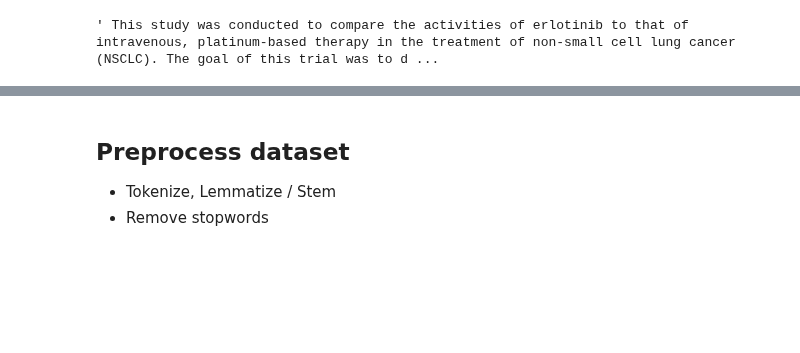
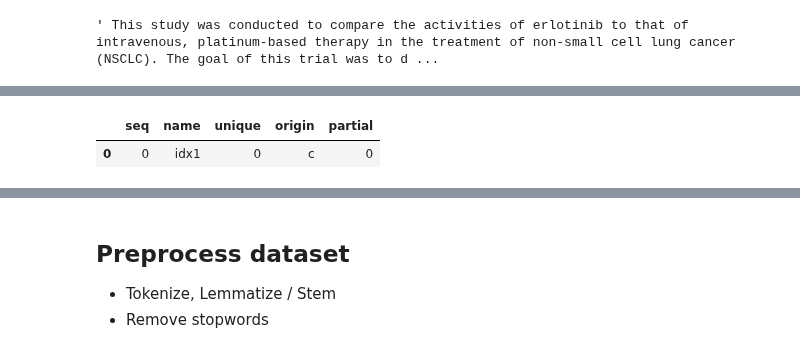
Before and after one commit to cmdelaserna/clinical-trials, a Jupyter notebook: mvp/notebooks/Script 3 - Clean JSON file, preprocess data, export working dataset.ipynb, the cells around one changed output, grey strips where cells are left out. Drawn from its saved outputs; the diff is of its cells as text; code cells hidden in the pictures; blank space fills up the shorter version.

```diff
--- a/mvp/notebooks/Script 3 - Clean JSON file, preprocess data, export working dataset.ipynb
+++ b/mvp/notebooks/Script 3 - Clean JSON file, preprocess data, export working dataset.ipynb
@@ -84,0 +186,6 @@ df.head()
+# %%
+# get list of indexes
+pd.read_sql_query("PRAGMA index_list(all_trials);", conn)
+# %% [output]
+|  | seq | name | unique | origin | partial |
+| 0 | 0 | idx1 | 0 | c | 0 |
```
Also changed, not shown: parts of 31 cells of this notebook, 1 other file.
